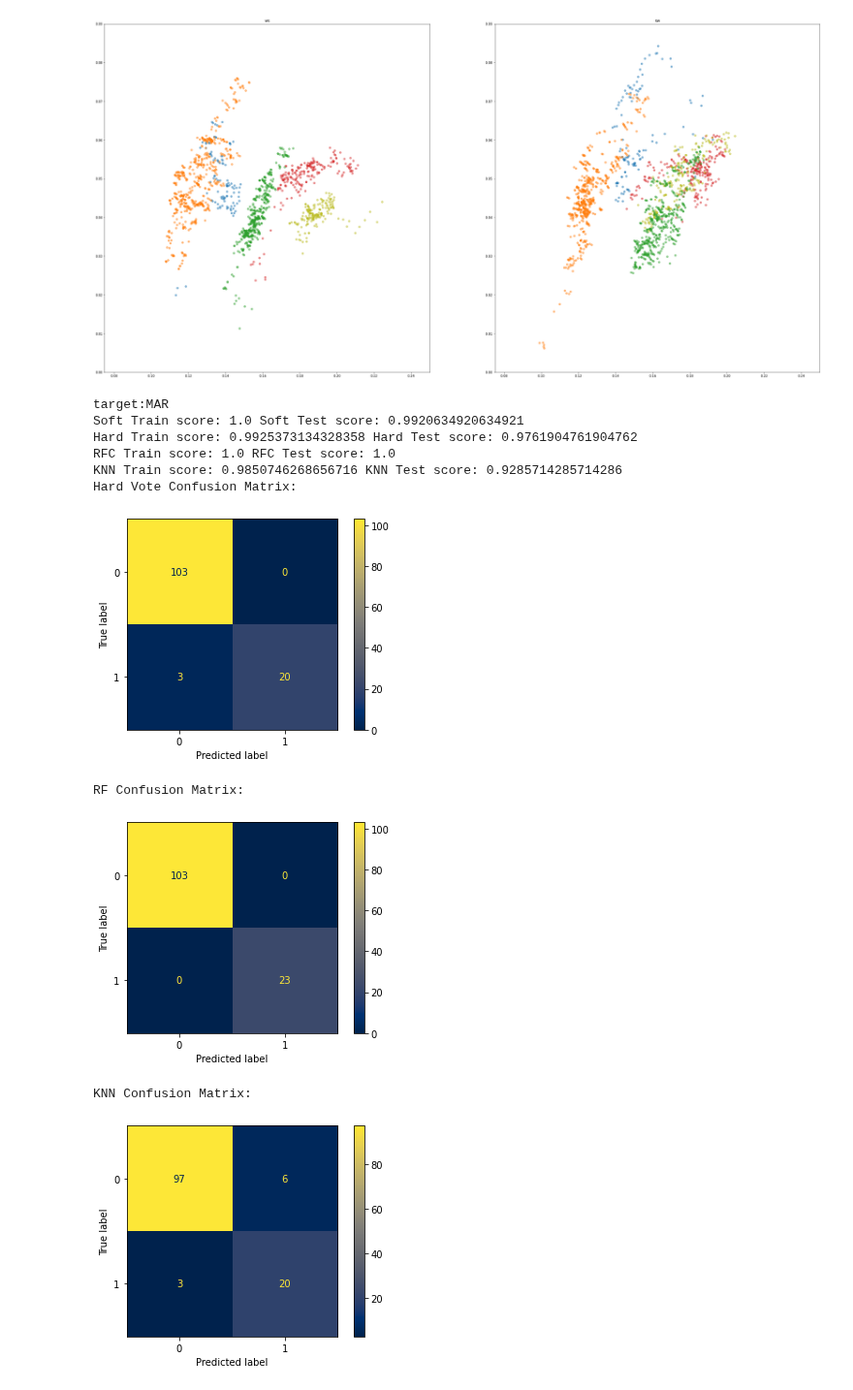
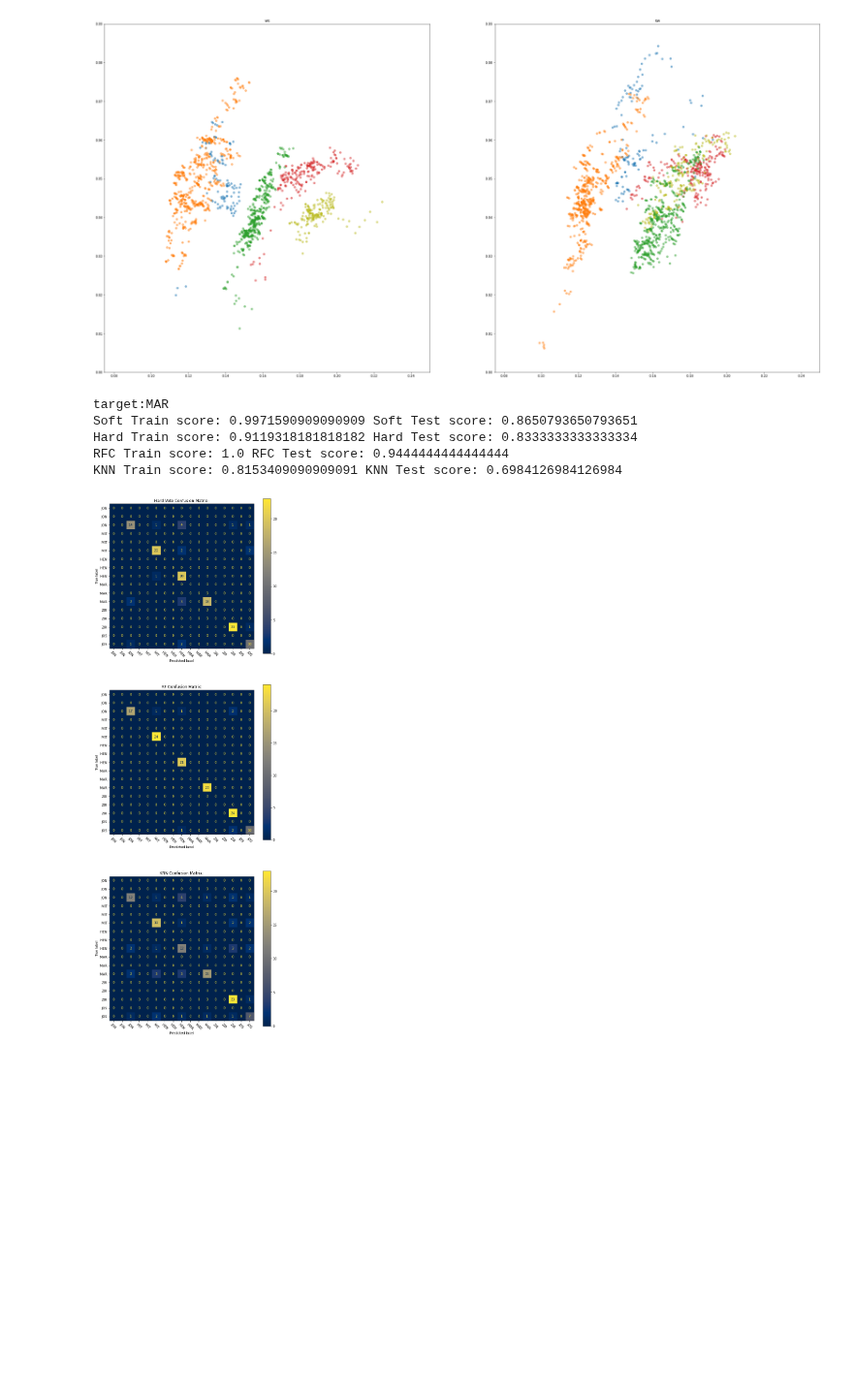
Before and after one commit to HengjunLuo/capstone-landis, a Jupyter notebook: notebooks/flightTime.ipynb, the cells around one changed output. Shown at 97% size. Drawn from its saved outputs; the diff is of its cells as text; code cells hidden in the pictures; blank space fills up the shorter version.

Commit message:
remove duplicate labels for confusion matrix

```diff
--- a/notebooks/flightTime.ipynb
+++ b/notebooks/flightTime.ipynb
@@ -115,7 +115,7 @@ from imblearn.under_sampling import RandomUnderSampler
 
 
 # Set to false to test non-binary classification
-test_binary = True
+test_binary = False
 
 # Set to false for regular sampling
 undersampling = True
@@ -158,7 +158,7 @@ for k in range(len(keyboard)):
 
         l = heatmap.class_label()
     labels.append(l)
-
+labels = list( dict.fromkeys(labels)) # remove duplicate labels for non-binary classification
 X_train, X_test, Y_train, Y_test = train_test_split(X_actual, Y_actual, random_state=0)
 
 if undersampling:
@@ -212,43 +212,38 @@ if test_binary:
     ConfusionMatrixDisplay.from_predictions(Y_test, y_rf_predict, cmap='cividis')
     plt.show()
 
     print("RF Confusion Matrix:")
     y_rf_predict = rfc.predict(X_test)
     ConfusionMatrixDisplay.from_predictions(Y_test, y_rf_predict, cmap='cividis')
     plt.show()
 
     print("KNN Confusion Matrix:")
     y_rf_predict = knn.predict(X_test)
     ConfusionMatrixDisplay.from_predictions(Y_test, y_rf_predict, cmap='cividis')
     plt.show()
 
 else:
 
     fig, ax = plt.subplots(3, figsize=(10,30))
 
     ax[0].set_title("Hard Vote Confusion Matrix:")
     y_rf_predict = vot_hard.predict(X_test)
     ConfusionMatrixDisplay.from_predictions(Y_test, y_rf_predict, cmap='cividis', xticks_rotation=-45.0, labels=labels, ax=ax[0])
 
     ax[1].set_title("RF Confusion Matrix:")
     y_rf_predict = rfc.predict(X_test)
     ConfusionMatrixDisplay.from_predictions(Y_test, y_rf_predict, cmap='cividis', xticks_rotation=-45.0, labels=labels, ax=ax[1])
 
     ax[2].set_title("KNN Confusion Matrix:")
     y_rf_predict = knn.predict(X_test)
     ConfusionMatrixDisplay.from_predictions(Y_test, y_rf_predict, cmap='cividis', xticks_rotation=-45.0, labels=labels, ax=ax[2])
 # %% [output]
 target:MAR
-Soft Train score: 1.0 Soft Test score: 0.9920634920634921
-Hard Train score: 0.9925373134328358 Hard Test score: 0.9761904761904762
-RFC Train score: 1.0 RFC Test score: 1.0
-KNN Train score: 0.9850746268656716 KNN Test score: 0.9285714285714286
-Hard Vote Confusion Matrix:
+Soft Train score: 0.9971590909090909 Soft Test score: 0.8650793650793651
+Hard Train score: 0.9119318181818182 Hard Test score: 0.8333333333333334
+RFC Train score: 1.0 RFC Test score: 0.9444444444444444
+KNN Train score: 0.8153409090909091 KNN Test score: 0.6984126984126984
-[figure, old version]
+[figure, new version]
-RF Confusion Matrix:
-[figure, removed]
-KNN Confusion Matrix:
-[figure, removed]
 # %%
 import numpy as np
 import matplotlib.pyplot as plt
```
Also changed, not shown: parts of 2 cells of this notebook.
